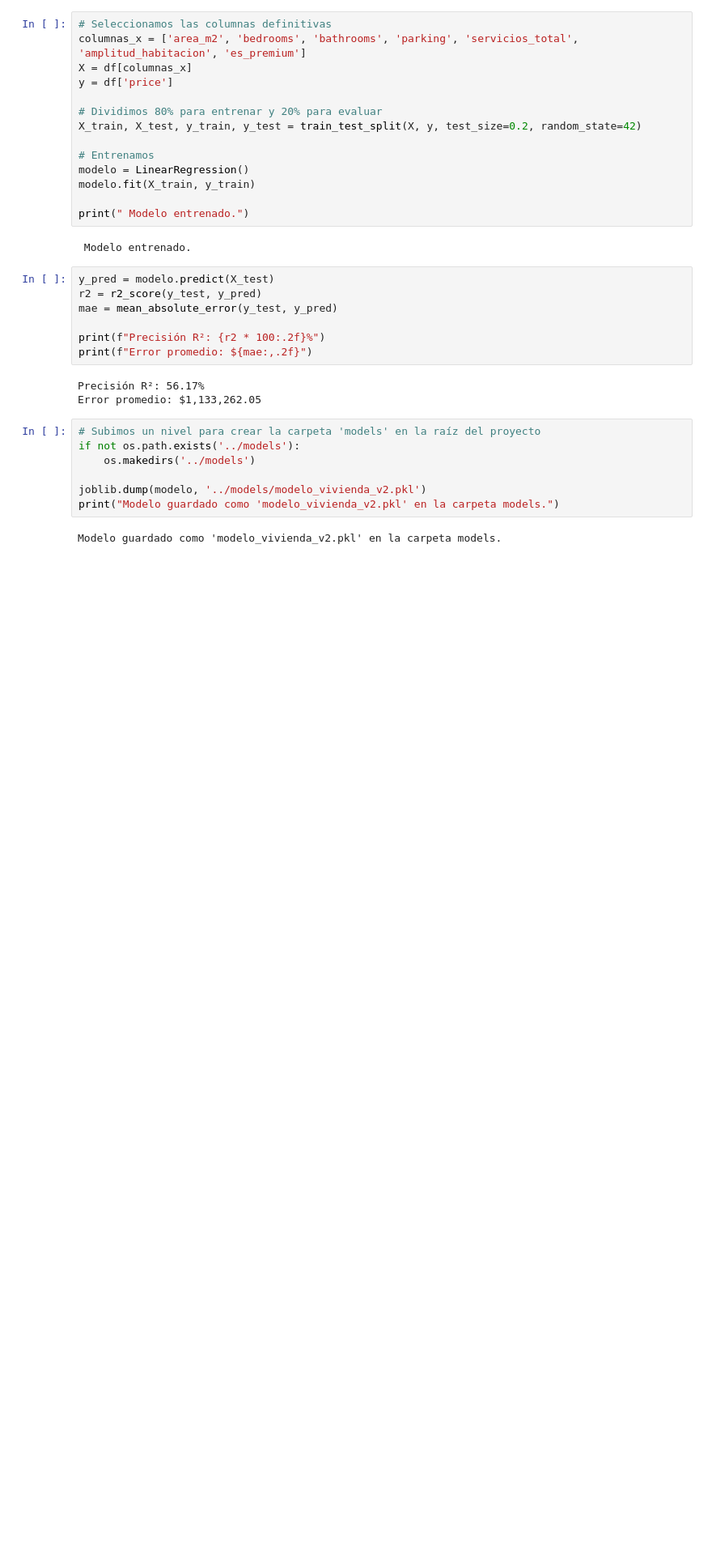
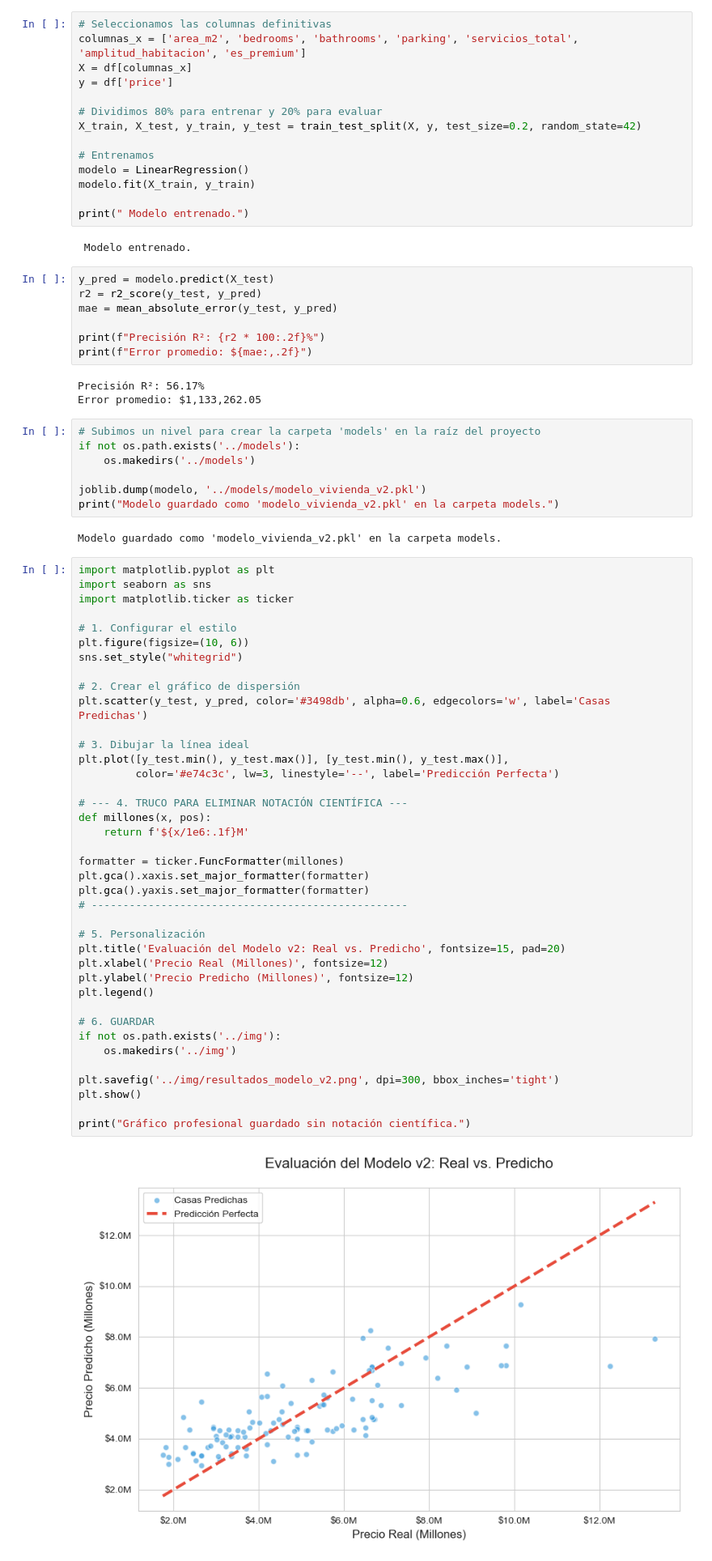
Before and after one commit to IvanBohorquez21/Housing-IA-Project, a Jupyter notebook: notebooks/04_entrenamiento_modelo2.ipynb, the cells around one changed output. Shown at 81% size. Cells and saved outputs as stored; diff of their text form; blank space fills up the shorter version.

Commit message:
Añadida imagen de resultados al repositorio

```diff
--- a/notebooks/04_entrenamiento_modelo2.ipynb
+++ b/notebooks/04_entrenamiento_modelo2.ipynb
@@ -75,3 +75,44 @@ joblib.dump(modelo, '../models/modelo_vivienda_v2.pkl')
 print("Modelo guardado como 'modelo_vivienda_v2.pkl' en la carpeta models.")
 # %% [output]
 Modelo guardado como 'modelo_vivienda_v2.pkl' en la carpeta models.
+# %%
+import matplotlib.pyplot as plt
+import seaborn as sns
+import matplotlib.ticker as ticker
+
+# 1. Configurar el estilo
+plt.figure(figsize=(10, 6))
+sns.set_style("whitegrid")
+
+# 2. Crear el gráfico de dispersión
+plt.scatter(y_test, y_pred, color='#3498db', alpha=0.6, edgecolors='w', label='Casas Predichas')
+
+# 3. Dibujar la línea ideal
+plt.plot([y_test.min(), y_test.max()], [y_test.min(), y_test.max()],
+         color='#e74c3c', lw=3, linestyle='--', label='Predicción Perfecta')
+
+# --- 4. TRUCO PARA ELIMINAR NOTACIÓN CIENTÍFICA ---
+def millones(x, pos):
+    return f'${x/1e6:.1f}M'
+
+formatter = ticker.FuncFormatter(millones)
+plt.gca().xaxis.set_major_formatter(formatter)
+plt.gca().yaxis.set_major_formatter(formatter)
+# --------------------------------------------------
+
+# 5. Personalización
+plt.title('Evaluación del Modelo v2: Real vs. Predicho', fontsize=15, pad=20)
+plt.xlabel('Precio Real (Millones)', fontsize=12)
+plt.ylabel('Precio Predicho (Millones)', fontsize=12)
+plt.legend()
+
+# 6. GUARDAR
+if not os.path.exists('../img'):
+    os.makedirs('../img')
+
+plt.savefig('../img/resultados_modelo_v2.png', dpi=300, bbox_inches='tight')
+plt.show()
+
+print("Gráfico profesional guardado sin notación científica.")
+# %% [output]
+[figure, added]
```
Also changed, not shown: parts of 1 cell of this notebook, 2 other files.
